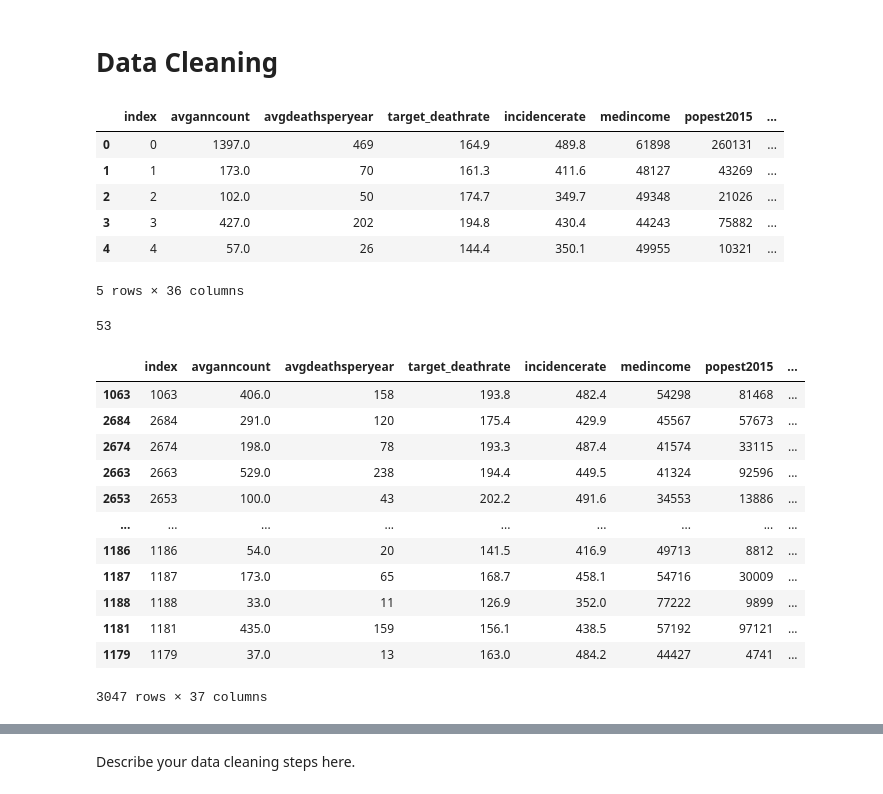
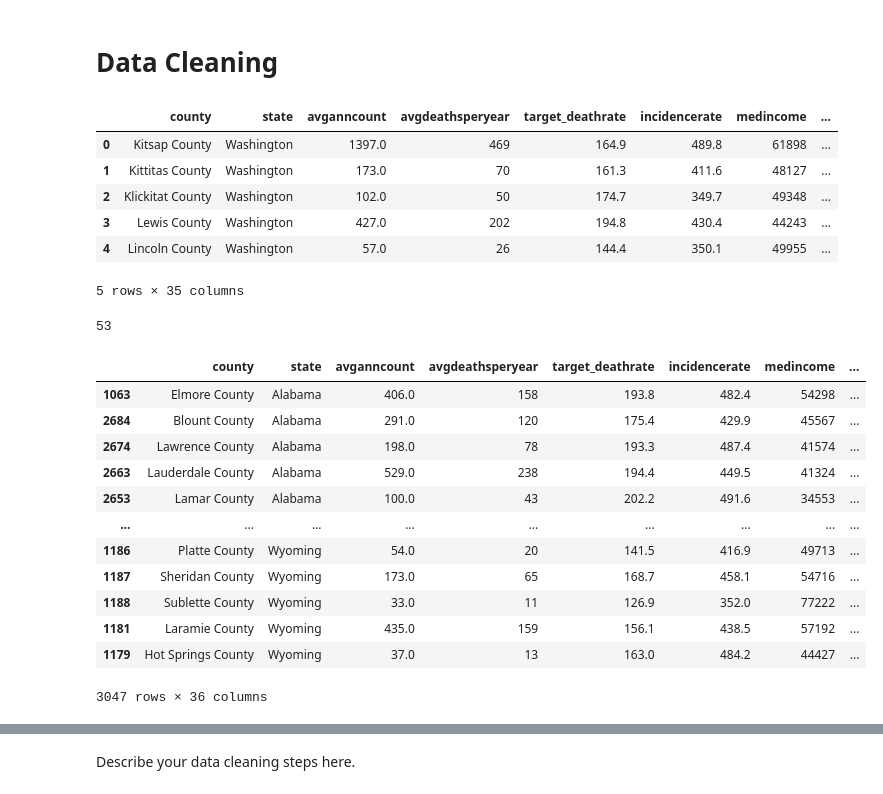
Before and after one commit to caseyhild/Data-Science-For-Cancer-Analysis, a Jupyter notebook: DataCheckpointGroup_Sp23_Casey_s_Group.ipynb, the cells around one changed output, grey strips where cells are left out. Cells and saved outputs as stored; diff of their text form; code cells hidden in the pictures.

```diff
--- a/DataCheckpointGroup_Sp23_Casey_s_Group.ipynb
+++ b/DataCheckpointGroup_Sp23_Casey_s_Group.ipynb
@@ -44,53 +70,67 @@ data_cancer.shape
 # %% [markdown]
 # Data Cleaning
+# %%
+# convert variable's name to lowercase
+data_cancer.columns = data_cancer.columns.str.lower()
+# %%
+# drop index column: we have already the index by default
+data_cancer.drop('index', axis=1, inplace=True)
 # %%
 # Adding County, State columns from info in the 'geography' column
-data_cancer[['County', 'State']] = data_cancer['geography'].str.split(',', n=1, expand=True).astype('string')
-data_cancer['State'] = data_cancer['State'].str.replace('^.', '', regex=True)
+data_cancer[['county', 'state']] = data_cancer['geography'].str.split(',', n=1, expand=True).astype('string')
+data_cancer['state'] = data_cancer['state'].str.replace('^.', '', regex=True)
+
+# moving 'county' and 'state' to the front of the list
+cols = list(data_cancer)
+cols.insert(0, cols.pop(cols.index('county')))
+cols.insert(1, cols.pop(cols.index('state')))
+
+# using loc to reorder
+data_cancer = data_cancer.loc[:, cols]
 data_cancer.head()
 # %% [output]
-|  | index | avganncount | avgdeathsperyear | target_deathrate | incidencerate | medincome | popest2015 | ... |
-| 0 | 0 | 1397.0 | 469 | 164.9 | 489.8 | 61898 | 260131 | ... |
-| 1 | 1 | 173.0 | 70 | 161.3 | 411.6 | 48127 | 43269 | ... |
-| 2 | 2 | 102.0 | 50 | 174.7 | 349.7 | 49348 | 21026 | ... |
-| 3 | 3 | 427.0 | 202 | 194.8 | 430.4 | 44243 | 75882 | ... |
-| 4 | 4 | 57.0 | 26 | 144.4 | 350.1 | 49955 | 10321 | ... |
+|  | county | state | avganncount | avgdeathsperyear | target_deathrate | incidencerate | medincome | ... |
+| 0 | Kitsap County | Washington | 1397.0 | 469 | 164.9 | 489.8 | 61898 | ... |
+| 1 | Kittitas County | Washington | 173.0 | 70 | 161.3 | 411.6 | 48127 | ... |
+| 2 | Klickitat County | Washington | 102.0 | 50 | 174.7 | 349.7 | 49348 | ... |
+| 3 | Lewis County | Washington | 427.0 | 202 | 194.8 | 430.4 | 44243 | ... |
+| 4 | Lincoln County | Washington | 57.0 | 26 | 144.4 | 350.1 | 49955 | ... |
-5 rows × 36 columns
+5 rows × 35 columns
 # %%
 # Assigning a Region to each County based on its state
 West = ['California', 'Nevada', 'Hawaii']
 NorthWest = ['Alaska', 'Washington', 'Oregon', 'Idaho', 'Montana', 'Wyoming']
 SouthWest = ['Utah', 'Colorado', 'Arizona', 'New Mexico', 'Texas', 'Oklahoma']
 MidWest = ['North Dakota', 'South Dakota', 'Nebraska', 'Kansas', 'Minnesota', 'Iowa', 'Missouri', 'Wisconsin', 'Illinois', 'Indiana', 'Michigan', 'Indiana', 'Kentucky', 'Ohio']
 SouthEast = ['Arkansas', 'Louisiana', 'Mississippi', 'Tennessee', 'North Carolina', 'South Carolina', 'Georgia', 'Alabama', 'Florida']
 MidAtlantic = ['District of Columbia', 'Virginia', 'West Virginia', 'Delaware', 'Maryland', 'Pennsylvania', 'New Jersey', 'Connecticut', 'New York']
 NorthEast = ['Connecticut', 'Rhode Island', 'Massachusetts', 'Vermont', 'New Hampshire', 'Maine']
 # Length of all lists combines to 50
 print(len(West) + len(NorthWest) + len(SouthWest) + len(MidWest) + len(SouthEast) + len(MidAtlantic) + len(NorthEast))
 
 # Create the 'Region' column
-data_cancer['Region'] = data_cancer['State'].apply(lambda x: 'West' if x in West else
+data_cancer['region'] = data_cancer['state'].apply(lambda x: 'West' if x in West else
                                                          'North West' if x in NorthWest else
                                                          'South West' if x in SouthWest else
                                                          'Mid West' if x in MidWest else
                                                          'South East' if x in SouthEast else
                                                          'Mid Atlantic' if x in MidAtlantic else
                                                          'North East' if x in NorthEast else '')
 
 pd.set_option('display.max_rows', 10)
-data_cancer.sort_values('State')
+data_cancer.sort_values('state')
 # %% [output]
 53
-|  | index | avganncount | avgdeathsperyear | target_deathrate | incidencerate | medincome | popest2015 | ... |
-| 1063 | 1063 | 406.0 | 158 | 193.8 | 482.4 | 54298 | 81468 | ... |
-| 2684 | 2684 | 291.0 | 120 | 175.4 | 429.9 | 45567 | 57673 | ... |
-| 2674 | 2674 | 198.0 | 78 | 193.3 | 487.4 | 41574 | 33115 | ... |
-| 2663 | 2663 | 529.0 | 238 | 194.4 | 449.5 | 41324 | 92596 | ... |
-| 2653 | 2653 | 100.0 | 43 | 202.2 | 491.6 | 34553 | 13886 | ... |
+|  | county | state | avganncount | avgdeathsperyear | target_deathrate | incidencerate | medincome | ... |
+| 1063 | Elmore County | Alabama | 406.0 | 158 | 193.8 | 482.4 | 54298 | ... |
+| 2684 | Blount County | Alabama | 291.0 | 120 | 175.4 | 429.9 | 45567 | ... |
+| 2674 | Lawrence County | Alabama | 198.0 | 78 | 193.3 | 487.4 | 41574 | ... |
+| 2663 | Lauderdale County | Alabama | 529.0 | 238 | 194.4 | 449.5 | 41324 | ... |
+| 2653 | Lamar County | Alabama | 100.0 | 43 | 202.2 | 491.6 | 34553 | ... |
 | ... | ... | ... | ... | ... | ... | ... | ... | ... |
-| 1186 | 1186 | 54.0 | 20 | 141.5 | 416.9 | 49713 | 8812 | ... |
-| 1187 | 1187 | 173.0 | 65 | 168.7 | 458.1 | 54716 | 30009 | ... |
-| 1188 | 1188 | 33.0 | 11 | 126.9 | 352.0 | 77222 | 9899 | ... |
-| 1181 | 1181 | 435.0 | 159 | 156.1 | 438.5 | 57192 | 97121 | ... |
-| 1179 | 1179 | 37.0 | 13 | 163.0 | 484.2 | 44427 | 4741 | ... |
+| 1186 | Platte County | Wyoming | 54.0 | 20 | 141.5 | 416.9 | 49713 | ... |
+| 1187 | Sheridan County | Wyoming | 173.0 | 65 | 168.7 | 458.1 | 54716 | ... |
+| 1188 | Sublette County | Wyoming | 33.0 | 11 | 126.9 | 352.0 | 77222 | ... |
+| 1181 | Laramie County | Wyoming | 435.0 | 159 | 156.1 | 438.5 | 57192 | ... |
+| 1179 | Hot Springs County | Wyoming | 37.0 | 13 | 163.0 | 484.2 | 44427 | ... |
-3047 rows × 37 columns
+3047 rows × 36 columns
```
Also changed, not shown: parts of 4 cells of this notebook.
